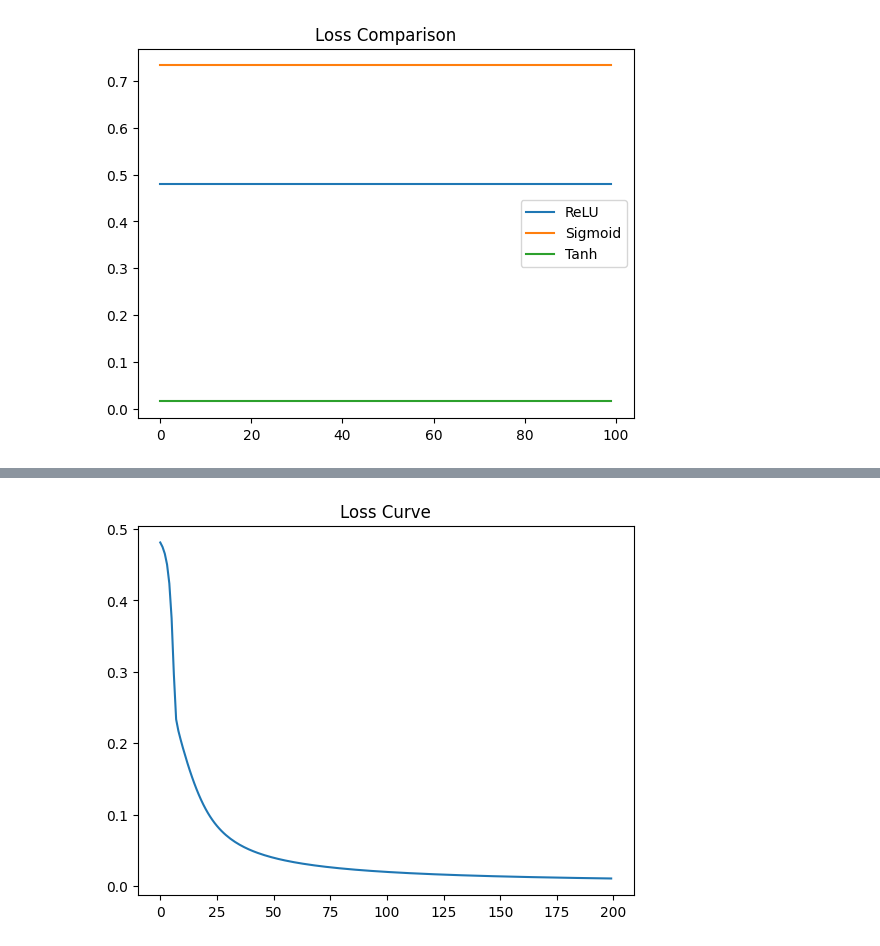
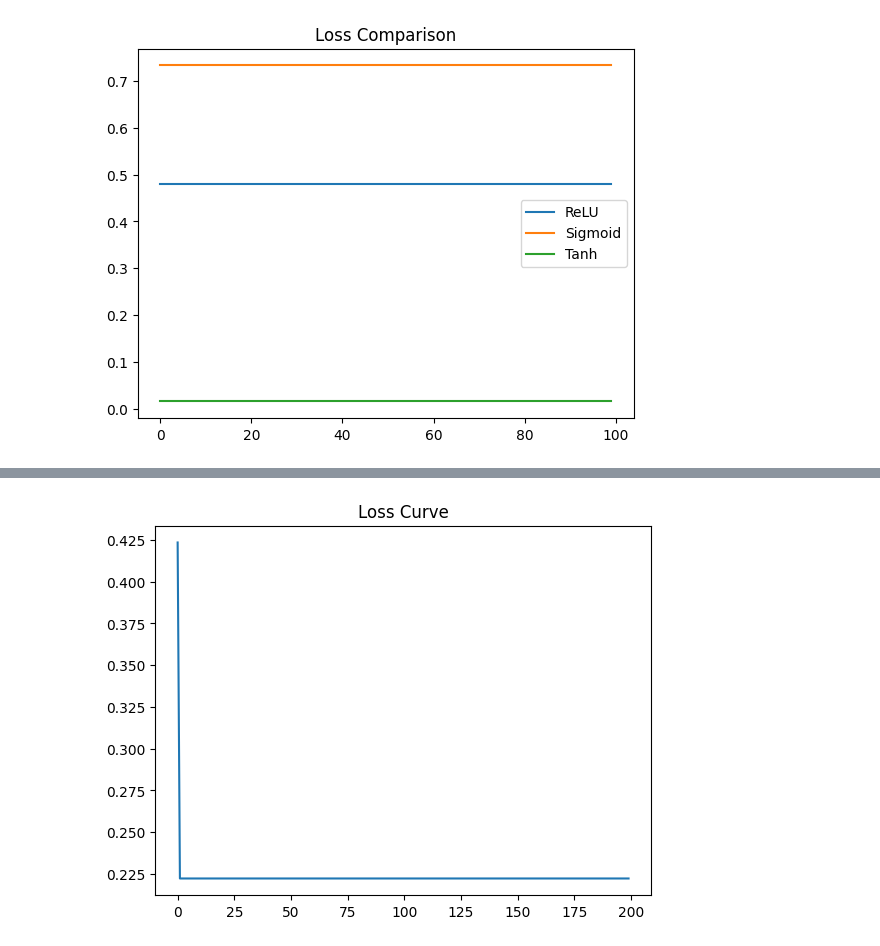
Before and after one commit to Shubham12486/deep.learning.practical, a Jupyter notebook: Untitled0.ipynb, the cells around one changed output, grey strips where cells are left out. Saved outputs shown, nothing was run; the diff lists cells and outputs as text; code cells hidden in the pictures.

```diff
--- a/Untitled0.ipynb
+++ b/Untitled0.ipynb
@@ -190,45 +158,39 @@ plt.show()
 # %%
-import numpy as np
-import matplotlib.pyplot as plt
+np.random.seed(0)
 
-# Synthetic Data
-X = np.random.randn(500, 4)
-y = (np.sum(X, axis=1) > 0).astype(int).reshape(-1,1)
-
-# Initialize Weights
 W1 = np.random.randn(4,16)
 W2 = np.random.randn(16,8)
-W3 = np.random.randn(8,1)
+W3 = np.random.randn(8,3)
 
-lr = 0.01
-losses = []
+lr = 0.001
+epochs = 200
+losses=[]
 
-def sigmoid(x): return 1/(1+np.exp(-x))
-def sigmoid_deriv(x): return sigmoid(x)*(1-sigmoid(x))
+for epoch in range(epochs):
+    # Forward
+    A1 = relu(np.dot(X_train,W1))
+    A2 = relu(np.dot(A1,W2))
+    A3 = softmax(np.dot(A2,W3))
 
-for epoch in range(200):
-    # Forward
-    z1 = X @ W1
-    a1 = sigmoid(z1)
-    z2 = a1 @ W2
-    a2 = sigmoid(z2)
-    z3 = a2 @ W3
-    output = sigmoid(z3)
-
-    loss = np.mean((output - y)**2)
+    loss = np.mean((A3-y_train)**2)
     losses.append(loss)
 
     # Backprop
-    d3 = (output - y) * sigmoid_deriv(z3)
-    d2 = d3 @ W3.T * sigmoid_deriv(z2)
-    d1 = d2 @ W2.T * sigmoid_deriv(z1)
+    d3 = A3-y_train
+    dW3 = np.dot(A2.T,d3)
 
-    W3 -= lr * a2.T @ d3
-    W2 -= lr * a1.T @ d2
-    W1 -= lr * X.T @ d1
+    d2 = np.dot(d3,W3.T)*(A2>0)
+    dW2 = np.dot(A1.T,d2)
+
+    d1 = np.dot(d2,W2.T)*(A1>0)
+    dW1 = np.dot(X_train.T,d1)
+
+    W3 -= lr*dW3
+    W2 -= lr*dW2
+    W1 -= lr*dW1
 
 plt.plot(losses)
 plt.title("Loss Curve")
 plt.show()
 # %% [output]
-[figure, old version]
+[figure, new version]
```
Also changed, not shown: parts of 4 cells of this notebook.
